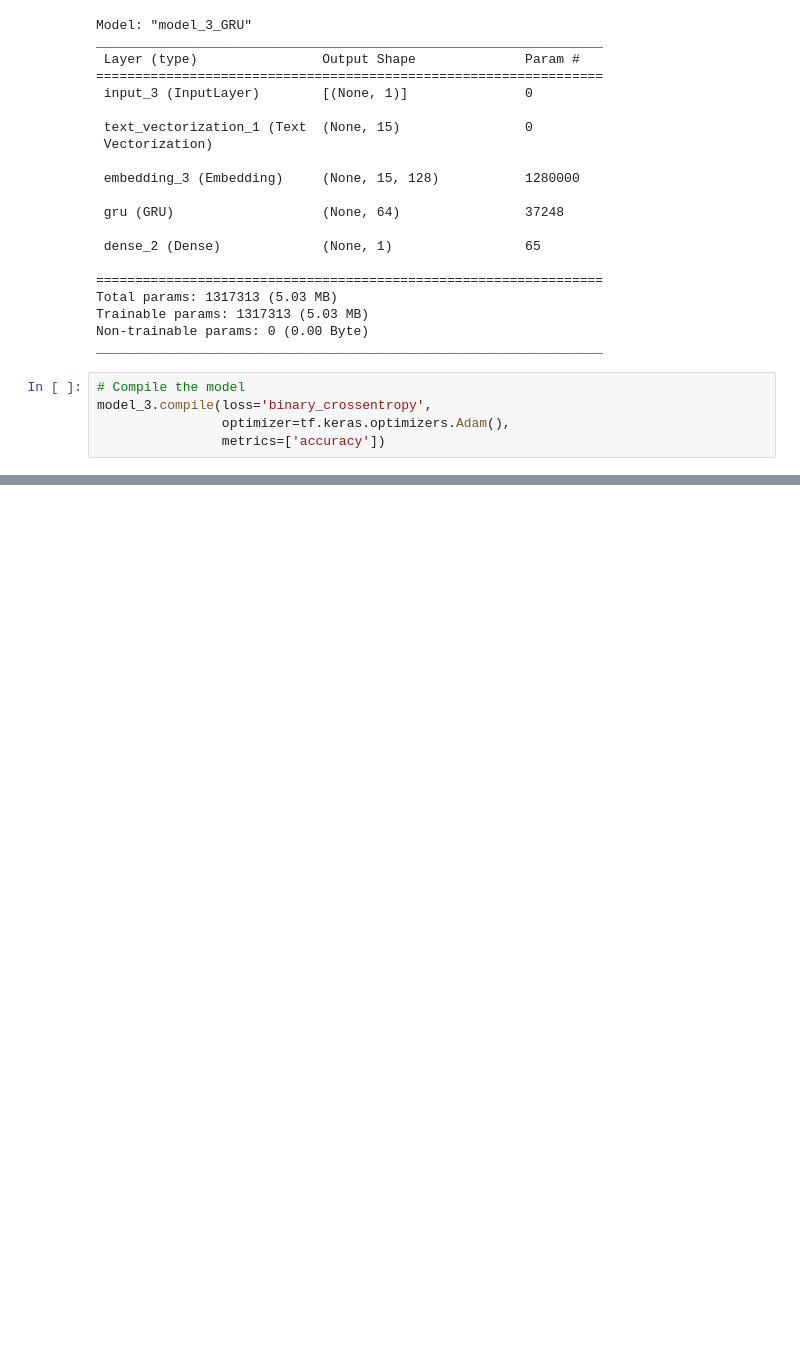
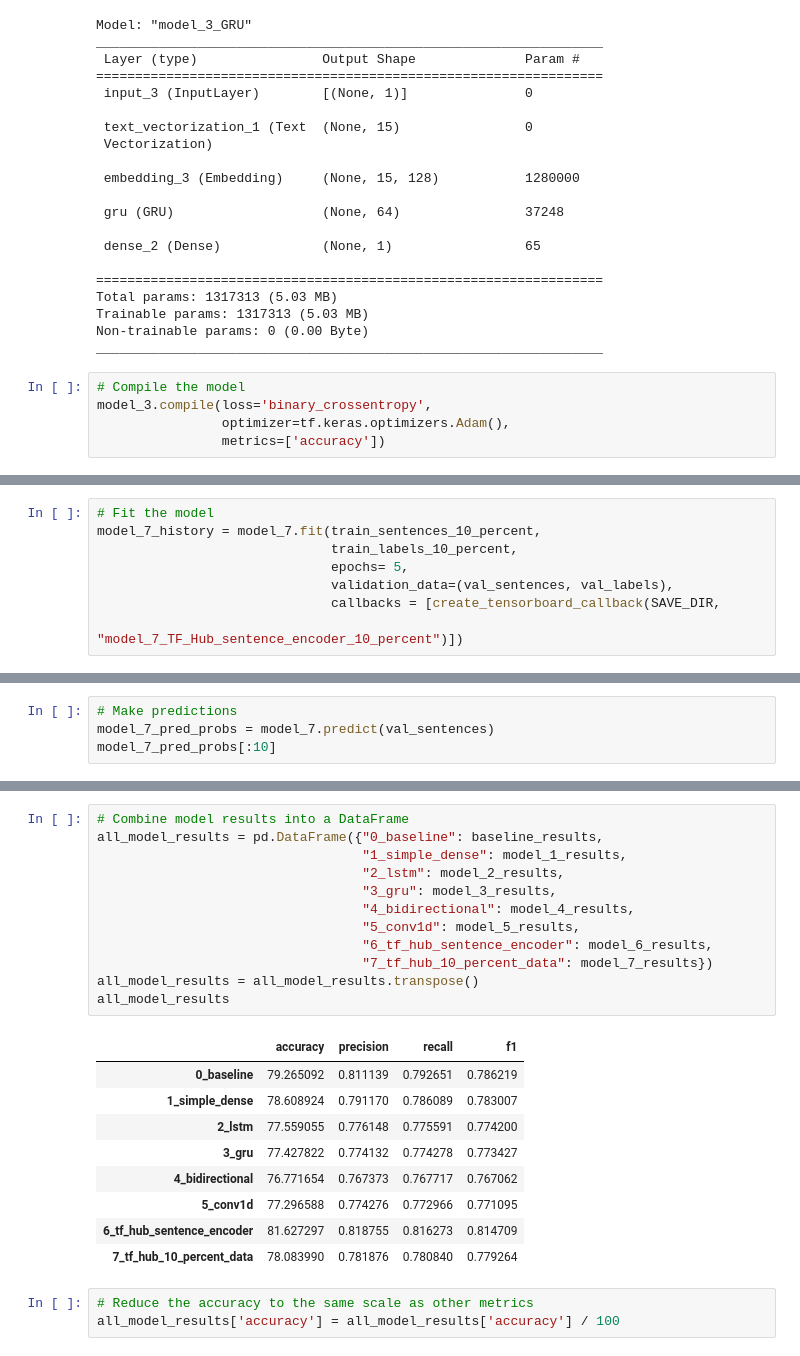
Before and after one commit to joe-seth/TensorFlow-Disaster-Tweets, a Jupyter notebook: Disaster_Tweets.ipynb, the cells around one changed output, grey strips where cells are left out. Saved outputs shown, nothing was run; the diff lists cells and outputs as text; blank space fills up the shorter version.

```diff
--- a/Disaster_Tweets.ipynb
+++ b/Disaster_Tweets.ipynb
@@ -795,0 +1178,8 @@ model.compile(loss='categorical_crossentropy', optimizer='rmsprop')
+# %%
+# Fit the model
+model_7_history = model_7.fit(train_sentences_10_percent,
+                              train_labels_10_percent,
+                              epochs= 5,
+                              validation_data=(val_sentences, val_labels),
+                              callbacks = [create_tensorboard_callback(SAVE_DIR,
+                                                                       "model_7_TF_Hub_sentence_encoder_10_percent")])
@@ -795,0 +1198,4 @@ model.compile(loss='categorical_crossentropy', optimizer='rmsprop')
+# %%
+# Make predictions
+model_7_pred_probs = model_7.predict(val_sentences)
+model_7_pred_probs[:10]
@@ -795,0 +1242,25 @@ model.compile(loss='categorical_crossentropy', optimizer='rmsprop')
+# %%
+# Combine model results into a DataFrame
+all_model_results = pd.DataFrame({"0_baseline": baseline_results,
+                                  "1_simple_dense": model_1_results,
+                                  "2_lstm": model_2_results,
+                                  "3_gru": model_3_results,
+                                  "4_bidirectional": model_4_results,
+                                  "5_conv1d": model_5_results,
+                                  "6_tf_hub_sentence_encoder": model_6_results,
+                                  "7_tf_hub_10_percent_data": model_7_results})
+all_model_results = all_model_results.transpose()
+all_model_results
+# %% [output]
+|  | accuracy | precision | recall | f1 |
+| 0_baseline | 79.265092 | 0.811139 | 0.792651 | 0.786219 |
+| 1_simple_dense | 78.608924 | 0.791170 | 0.786089 | 0.783007 |
+| 2_lstm | 77.559055 | 0.776148 | 0.775591 | 0.774200 |
+| 3_gru | 77.427822 | 0.774132 | 0.774278 | 0.773427 |
+| 4_bidirectional | 76.771654 | 0.767373 | 0.767717 | 0.767062 |
+| 5_conv1d | 77.296588 | 0.774276 | 0.772966 | 0.771095 |
+| 6_tf_hub_sentence_encoder | 81.627297 | 0.818755 | 0.816273 | 0.814709 |
+| 7_tf_hub_10_percent_data | 78.083990 | 0.781876 | 0.780840 | 0.779264 |
+# %%
+# Reduce the accuracy to the same scale as other metrics
+all_model_results['accuracy'] = all_model_results['accuracy'] / 100
```
Also changed, not shown: parts of 100 cells of this notebook.
